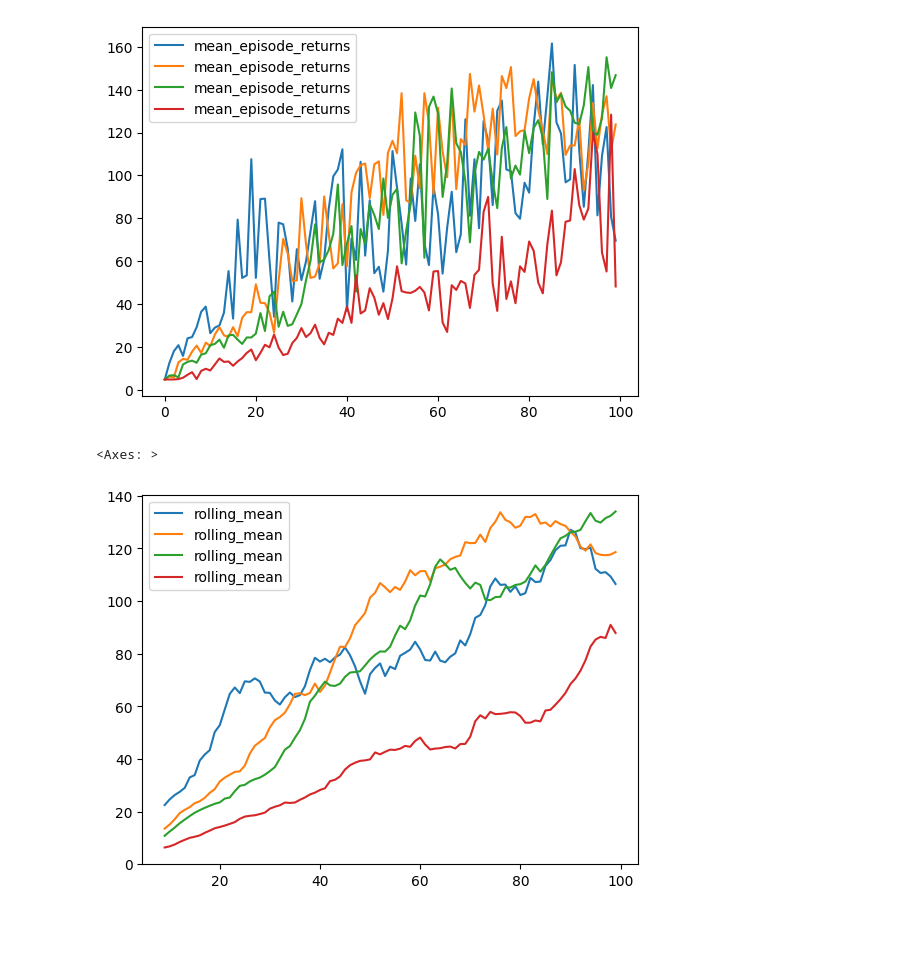
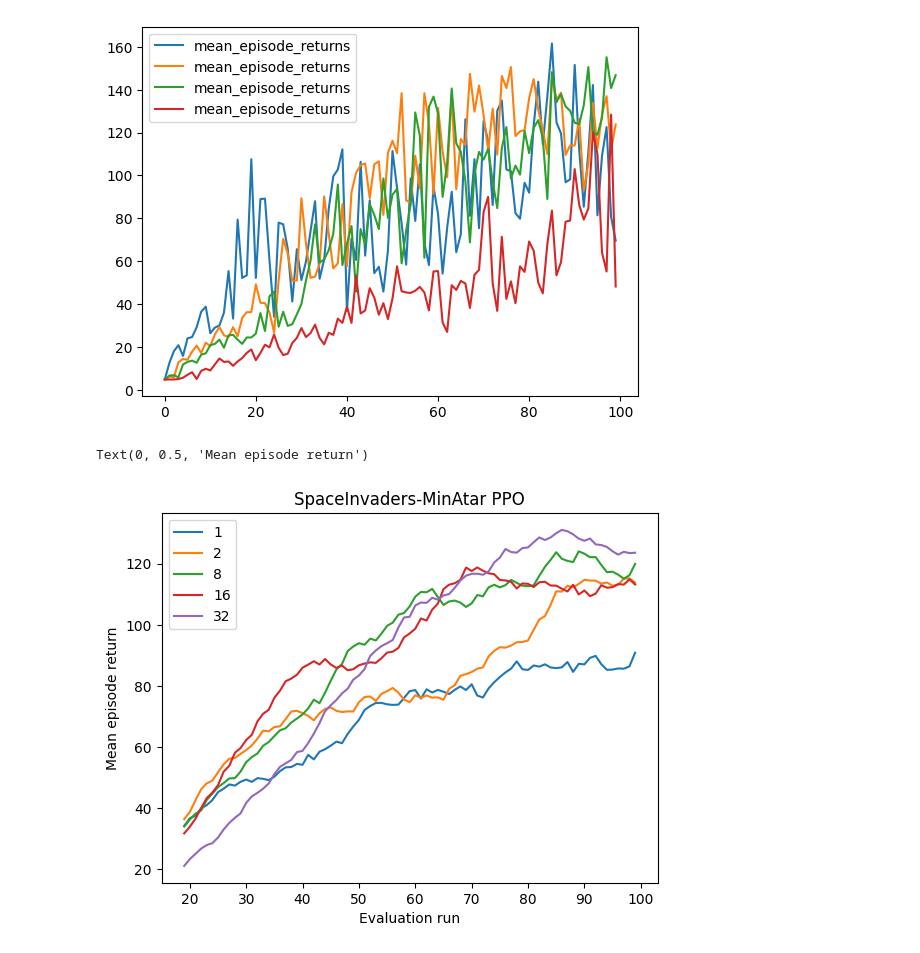
Before and after one commit to BDEvan5/ppx, a Jupyter notebook: notebooks/experiment2.ipynb, the cells around one changed output. Drawn from its saved outputs; the diff is of its cells as text; code cells hidden in the pictures; blank space fills up the shorter version.

```diff
--- a/notebooks/experiment2.ipynb
+++ b/notebooks/experiment2.ipynb
@@ -24,7 +24,10 @@ def read_json(path, env, algo, seed):
 
 root = "../results/experiments/"
 env = "SpaceInvaders-MinAtar"
+data_1 = read_json(root + "env1/", env, "PPO", "seed_42")
 data_2 = read_json(root + "env4/", env, "PPO", "seed_42")
+data_8 = read_json(root + "env8/", env, "PPO", "seed_42")
+data_16 = read_json(root + "env16/", env, "PPO", "seed_42")
 data_32 = read_json(root + "env32/", env, "PPO", "seed_42")
 data_64 = read_json(root + "env64/", env, "PPO", "seed_42")
 data_128 = read_json(root + "env128/", env, "PPO", "seed_42")
@@ -41,16 +44,30 @@ data_128.plot(ax=ax)
 <Axes: >
 [figure]
 # %%
-data_2['rolling_mean'] = data_2['mean_episode_returns'].rolling(10).mean()
-data_32['rolling_mean'] = data_32['mean_episode_returns'].rolling(10).mean()
-data_64['rolling_mean'] = data_64['mean_episode_returns'].rolling(10).mean()
-data_128['rolling_mean'] = data_128['mean_episode_returns'].rolling(10).mean()
-data_256['rolling_mean'] = data_256['mean_episode_returns'].rolling(10).mean()
+rolling_period = 20
 
-ax = data_2.plot(y='rolling_mean')
+data_1['rolling_mean'] = data_1['mean_episode_returns'].rolling(rolling_period).mean()
+data_2['rolling_mean'] = data_2['mean_episode_returns'].rolling(rolling_period).mean()
+data_8['rolling_mean'] = data_8['mean_episode_returns'].rolling(rolling_period).mean()
+data_16['rolling_mean'] = data_16['mean_episode_returns'].rolling(rolling_period).mean()
+data_32['rolling_mean'] = data_32['mean_episode_returns'].rolling(rolling_period).mean()
+data_64['rolling_mean'] = data_64['mean_episode_returns'].rolling(rolling_period).mean()
+data_128['rolling_mean'] = data_128['mean_episode_returns'].rolling(rolling_period).mean()
+data_256['rolling_mean'] = data_256['mean_episode_returns'].rolling(rolling_period).mean()
+
+ax = data_1.plot(y='rolling_mean')
+data_2.plot(y='rolling_mean', ax=ax)
+data_8.plot(y='rolling_mean', ax=ax)
+data_16.plot(y='rolling_mean', ax=ax)
 data_32.plot(y='rolling_mean', ax=ax)
-data_64.plot(y='rolling_mean', ax=ax)
-data_128.plot(y='rolling_mean', ax=ax)
+# data_64.plot(y='rolling_mean', ax=ax)
+# data_128.plot(y='rolling_mean', ax=ax)
+
+ax.legend(["1", "2", "8", "16", "32", "64", "128", "256"])
+plt.title("SpaceInvaders-MinAtar PPO")
+plt.xlabel("Evaluation run")
+# plt.xlabel("Number of parallel environments")
+plt.ylabel("Mean episode return")
 # %% [output]
-<Axes: >
+Text(0, 0.5, 'Mean episode return')
-[figure, old version]
+[figure, new version]
```
Also changed, not shown: 3 other files.
